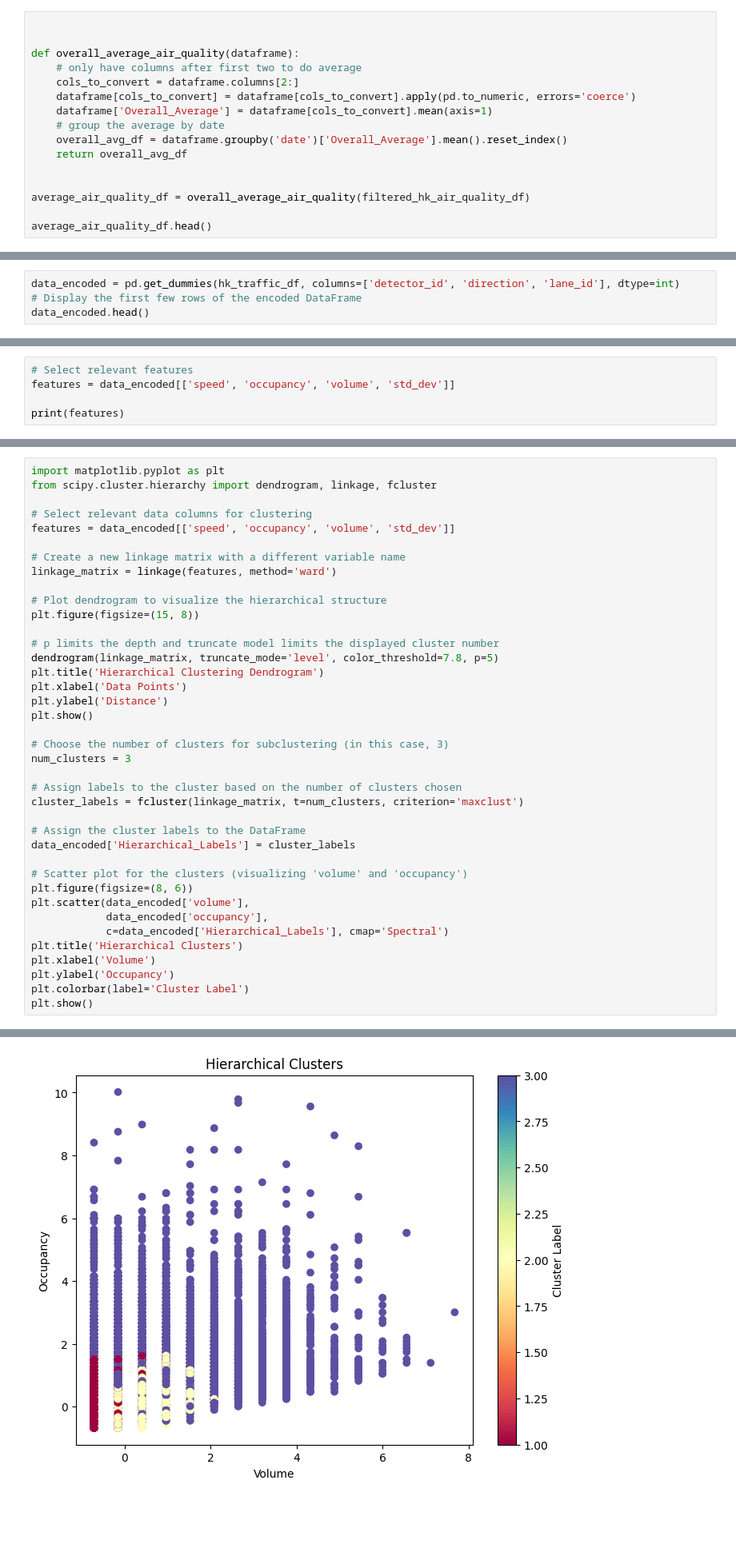
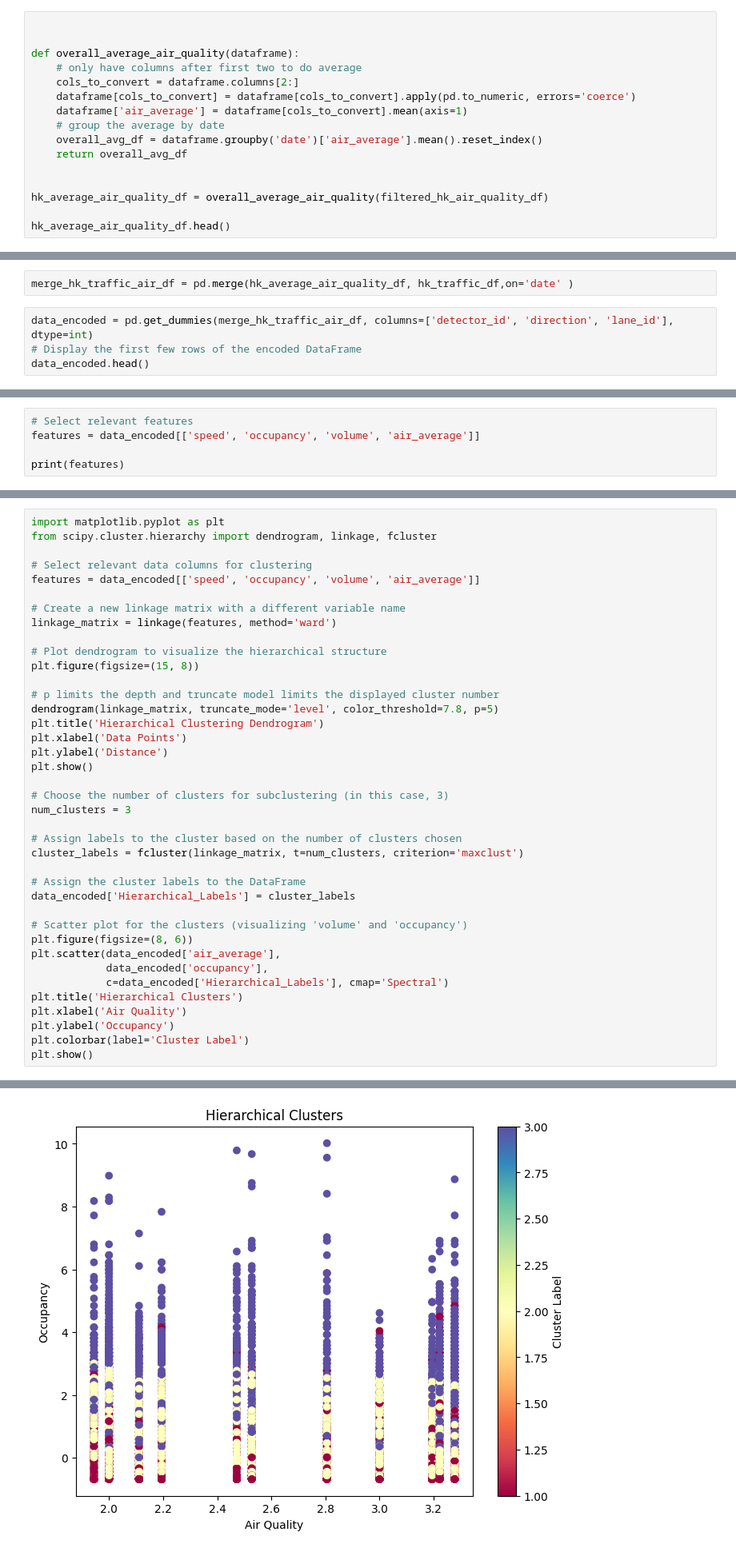
Before and after one commit to linxianying/G12_GuidedProject, a Jupyter notebook: traffic_air_sg.ipynb, the cells around one changed output, grey strips where cells are left out. Shown at 80% size. Cells and saved outputs as stored; diff of their text form; blank space fills up the shorter version.

Commit message:
add average air quality

```diff
--- a/traffic_air_sg.ipynb
+++ b/traffic_air_sg.ipynb
@@ -737,15 +737,15 @@ def overall_average_air_quality(dataframe):
     # only have columns after first two to do average
     cols_to_convert = dataframe.columns[2:]
     dataframe[cols_to_convert] = dataframe[cols_to_convert].apply(pd.to_numeric, errors='coerce')
-    dataframe['Overall_Average'] = dataframe[cols_to_convert].mean(axis=1)
+    dataframe['air_average'] = dataframe[cols_to_convert].mean(axis=1)
     # group the average by date
-    overall_avg_df = dataframe.groupby('date')['Overall_Average'].mean().reset_index()
+    overall_avg_df = dataframe.groupby('date')['air_average'].mean().reset_index()
     return overall_avg_df
 
 
-average_air_quality_df = overall_average_air_quality(filtered_hk_air_quality_df)
+hk_average_air_quality_df = overall_average_air_quality(filtered_hk_air_quality_df)
 
-average_air_quality_df.head()
+hk_average_air_quality_df.head()
 # %% [output]
 A value is trying to be set on a copy of a slice from a DataFrame.
 Try using .loc[row_indexer,col_indexer] = value instead
@@ -787,8 +799,10 @@ Data columns (total 11 columns):
 dtypes: datetime64[ns](1), float64(1), int64(3), object(6)
 memory usage: 3.0+ MB
 None
+# %%
+merge_hk_traffic_air_df = pd.merge(hk_average_air_quality_df, hk_traffic_df,on='date' )
 # %%
-data_encoded = pd.get_dummies(hk_traffic_df, columns=['detector_id', 'direction', 'lane_id'], dtype=int)
+data_encoded = pd.get_dummies(merge_hk_traffic_air_df, columns=['detector_id', 'direction', 'lane_id'], dtype=int)
 # Display the first few rows of the encoded DataFrame
 data_encoded.head()
 # %% [output]
@@ -822,6 +836,6 @@ data_encoded.head()
 # %%
 # Select relevant features
-features = data_encoded[['speed', 'occupancy', 'volume', 'std_dev']]
+features = data_encoded[['speed', 'occupancy', 'volume', 'air_average']]
 
 print(features)
 # %% [output]
@@ -874,7 +888,7 @@ import matplotlib.pyplot as plt
 from scipy.cluster.hierarchy import dendrogram, linkage, fcluster
 
 # Select relevant data columns for clustering
-features = data_encoded[['speed', 'occupancy', 'volume', 'std_dev']]
+features = data_encoded[['speed', 'occupancy', 'volume', 'air_average']]
 
 # Create a new linkage matrix with a different variable name
 linkage_matrix = linkage(features, method='ward')
@@ -900,11 +914,11 @@ data_encoded['Hierarchical_Labels'] = cluster_labels
 
 # Scatter plot for the clusters (visualizing 'volume' and 'occupancy')
 plt.figure(figsize=(8, 6))
-plt.scatter(data_encoded['volume'],
+plt.scatter(data_encoded['air_average'],
             data_encoded['occupancy'],
             c=data_encoded['Hierarchical_Labels'], cmap='Spectral')
 plt.title('Hierarchical Clusters')
-plt.xlabel('Volume')
+plt.xlabel('Air Quality')
 plt.ylabel('Occupancy')
 plt.colorbar(label='Cluster Label')
 plt.show()
@@ -913,4 +927,4 @@ plt.show()
-[figure, old version]
+[figure, new version]
 # %% [markdown]
 ## 6. Conclusions and Recommendations
 # %% [markdown]
```
Also changed, not shown: parts of 8 cells of this notebook.
